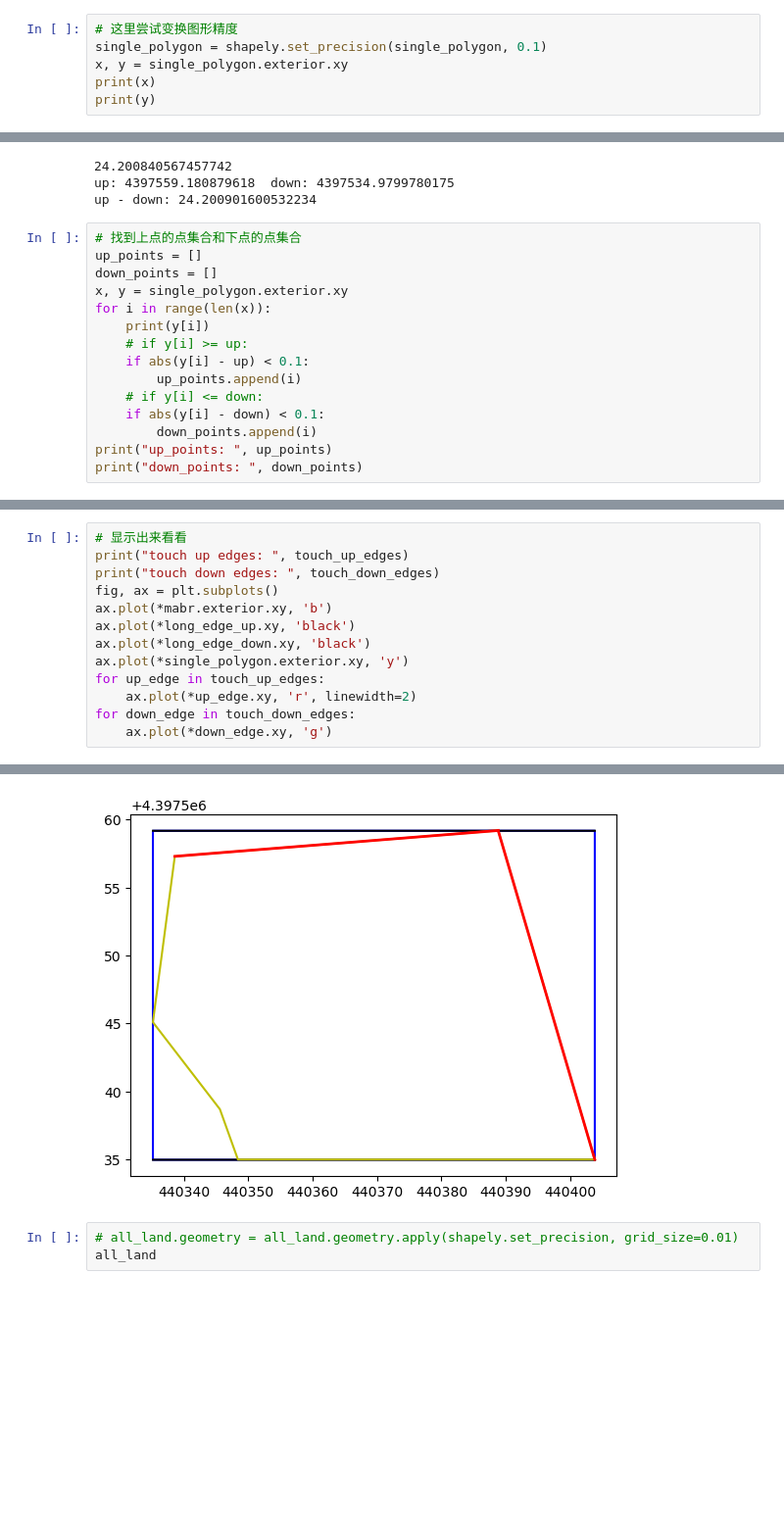
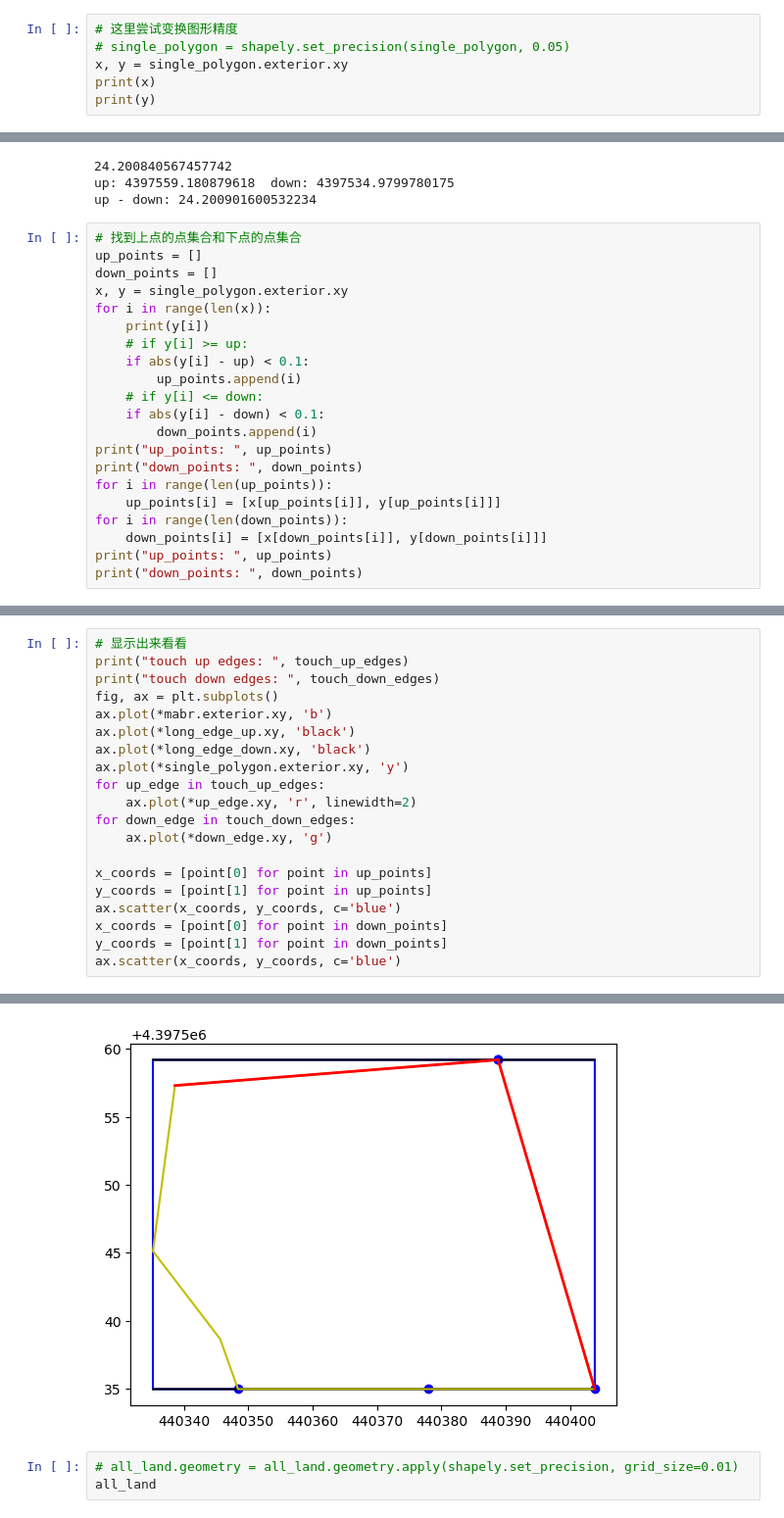
Before and after one commit to Teayyyy/CPP_on_Mountainous_Hilly_Field, a Jupyter notebook: Scratch/test_make_headland.ipynb, the cells around one changed output, grey strips where cells are left out. Shown at 98% size. Drawn from its saved outputs; the diff is of its cells as text; blank space fills up the shorter version.

```diff
--- a/Scratch/test_make_headland.ipynb
+++ b/Scratch/test_make_headland.ipynb
@@ -86,7 +86,7 @@ buffered_boundary
 <POLYGON ((440388.787 4397559.181, 440403.8 4397534.981, 440377.972 4397534....>
 # %%
 # 这里尝试变换图形精度
-single_polygon = shapely.set_precision(single_polygon, 0.1)
+# single_polygon = shapely.set_precision(single_polygon, 0.05)
 x, y = single_polygon.exterior.xy
 print(x)
 print(y)
@@ -139,4 +139,10 @@ for i in range(len(x)):
         down_points.append(i)
 print("up_points: ", up_points)
 print("down_points: ", down_points)
+for i in range(len(up_points)):
+    up_points[i] = [x[up_points[i]], y[up_points[i]]]
+for i in range(len(down_points)):
+    down_points[i] = [x[down_points[i]], y[down_points[i]]]
+print("up_points: ", up_points)
+print("down_points: ", down_points)
 # %% [output]
@@ -220,4 +228,11 @@ for up_edge in touch_up_edges:
     ax.plot(*up_edge.xy, 'r', linewidth=2)
 for down_edge in touch_down_edges:
     ax.plot(*down_edge.xy, 'g')
+
+x_coords = [point[0] for point in up_points]
+y_coords = [point[1] for point in up_points]
+ax.scatter(x_coords, y_coords, c='blue')
+x_coords = [point[0] for point in down_points]
+y_coords = [point[1] for point in down_points]
+ax.scatter(x_coords, y_coords, c='blue')
 # %% [output]
@@ -226,4 +242,4 @@ touch down edges:  []
-[figure, old version]
+[figure, new version]
 # %%
 # all_land.geometry = all_land.geometry.apply(shapely.set_precision, grid_size=0.01)
 all_land
```
Also changed, not shown: parts of 10 cells of this notebook, 12 other files.
